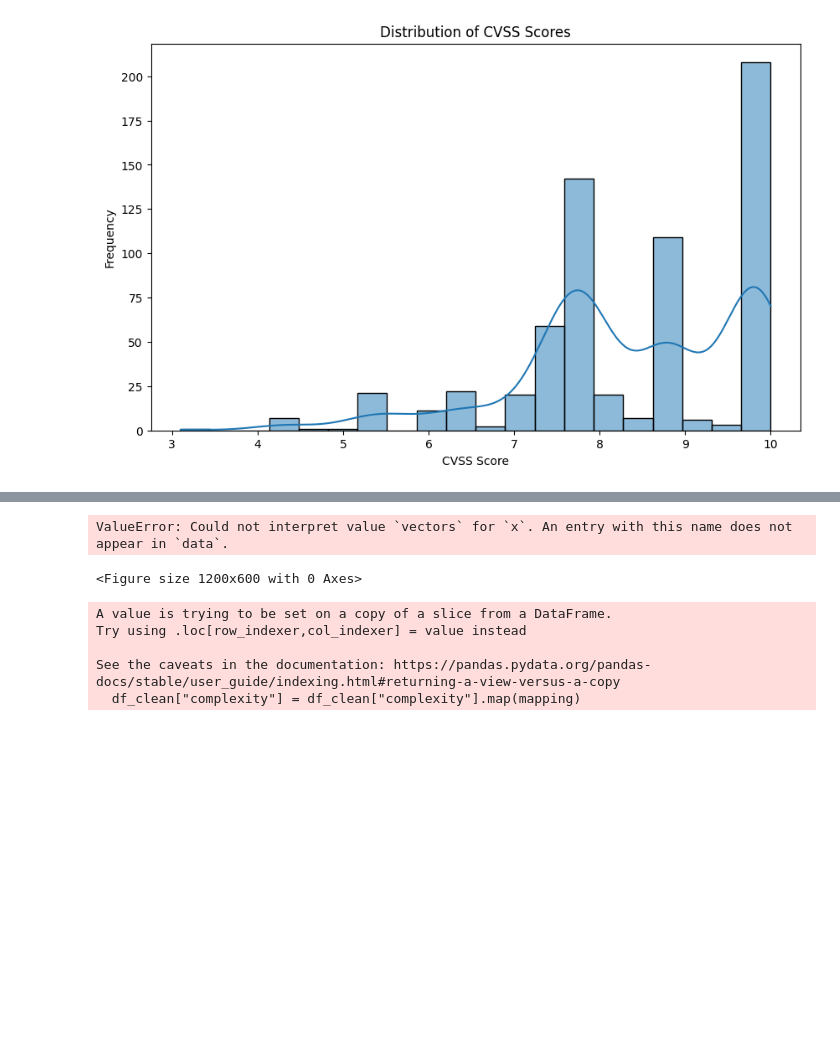
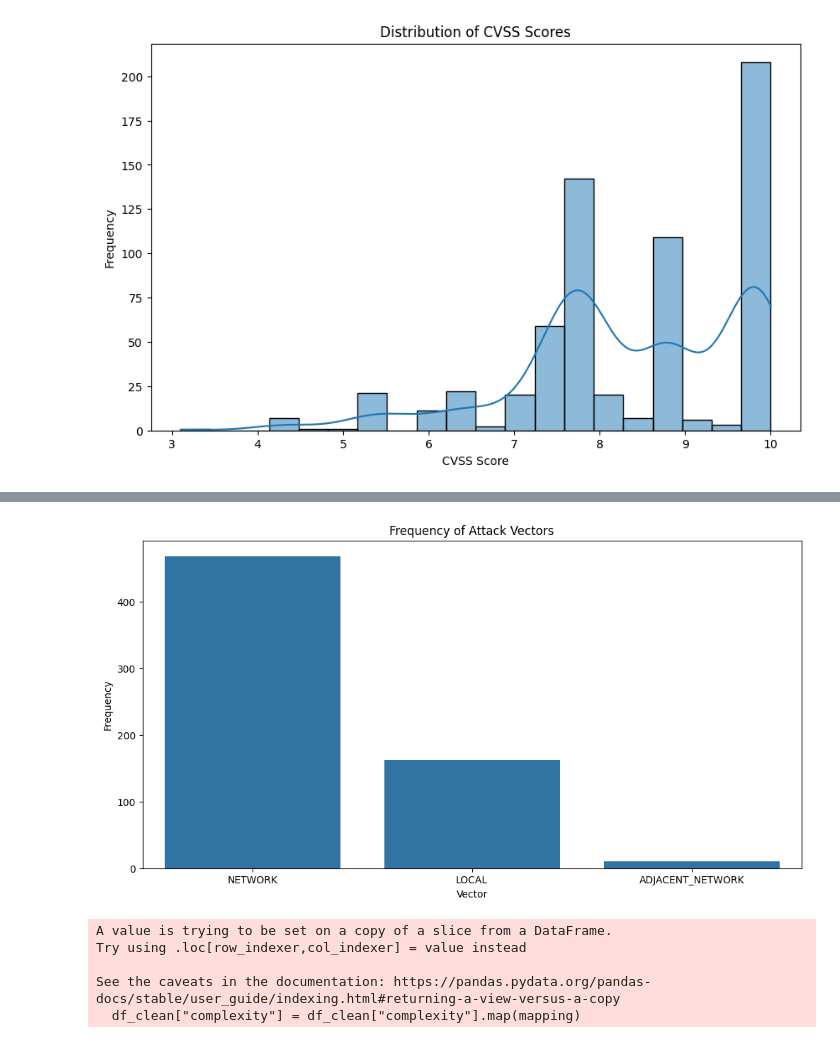
Before and after one commit to S10241798/AITT, a Jupyter notebook: AITT Assignment.ipynb, the cells around one changed output, grey strips where cells are left out. Saved outputs shown, nothing was run; the diff lists cells and outputs as text; code cells hidden in the pictures; blank space fills up the shorter version.

```diff
--- a/AITT Assignment.ipynb
+++ b/AITT Assignment.ipynb
@@ -175,16 +175,15 @@ ValueError: Could not interpret value `product` for `x`. An entry with this name
 # %%
 plt.figure(figsize=(12, 6))
 # Creating a plot to show the frequency of attack vectors
-sns.countplot(x="vectors", data=df_clean)
+sns.countplot(x="vector", data=df_clean)
 plt.xlabel("Vector")
 plt.ylabel("Frequency")
 plt.title("Frequency of Attack Vectors")
 
 # Show the plot
 plt.show()
 # %% [output]
-ValueError: Could not interpret value `vectors` for `x`. An entry with this name does not appear in `data`.
-<Figure size 1200x600 with 0 Axes>
+[figure, added]
 # %%
 
 # Importing sklearn
```
Also changed, not shown: parts of 13 cells of this notebook.
